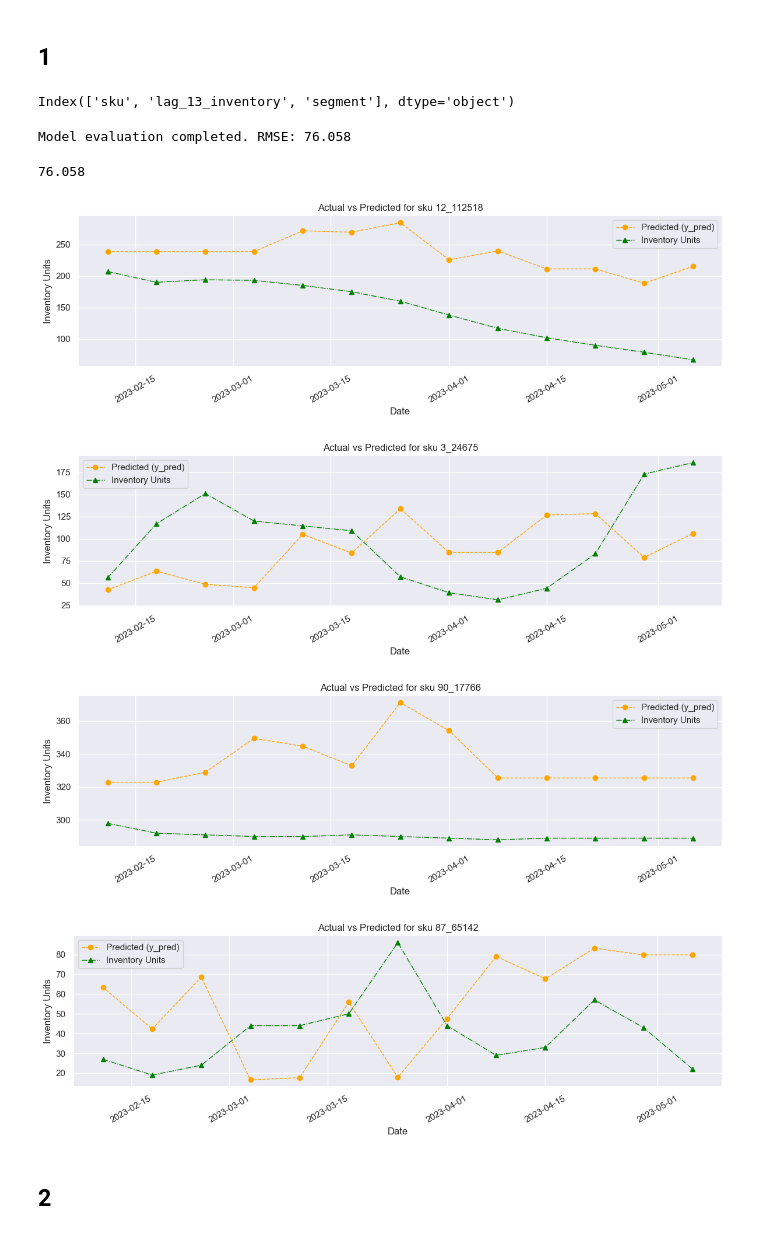
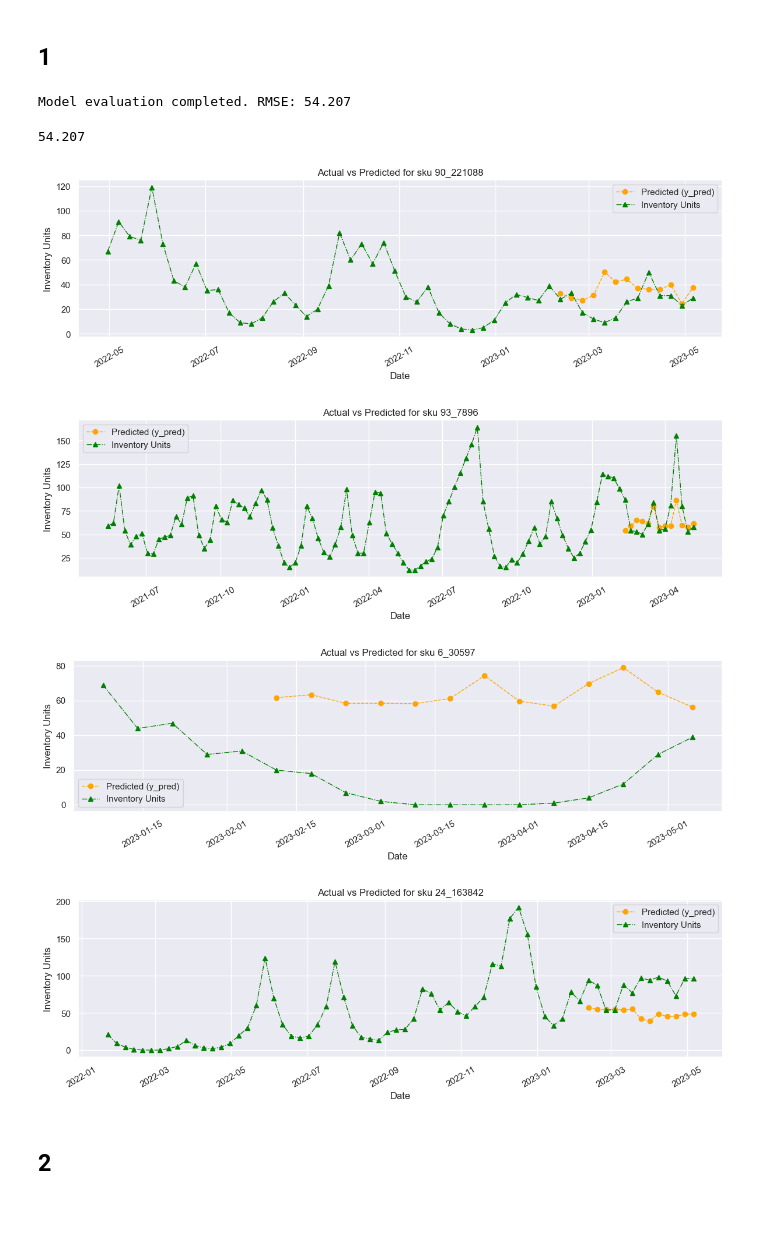
Before and after one commit to giarets/hp_use_case, a Jupyter notebook: kaggle_clean.ipynb, the cells around one changed output. Cells and saved outputs as stored; diff of their text form; code cells hidden in the pictures.

```diff
--- a/kaggle_clean.ipynb
+++ b/kaggle_clean.ipynb
@@ -183,22 +310,43 @@ list_skus = X_test["sku"].cat.remove_unused_categories().value_counts().index[:n
+# %%
+time_index = df_final.index.get_level_values(-1)
+time_mask = time_index > time_index.max() - np.timedelta64(13, "W")
+df_final_recent = df_final.loc[time_mask]
+
+df_final_recent = df_final_recent[cols_dict['simple_10']] # Uncomment
+
+X_test, y_test = df_final_recent.drop(columns=['y']), df_final_recent['y']
+# %%
+y_preds = fc_model.model.predict(X=X_test)
+# %%
+df_preds = pd.DataFrame(
+    data={
+        "sku": X_test["sku"],
+        "y_pred": y_preds,
+        #"y": y_test.values
+    },
+    index=X_test.index
+)
+df_final = df_final.merge(df_preds.reset_index(), on=['date', 'sku'], how='left')
+# %%
+num_select = 4
+list_skus = np.random.choice(df_preds['sku'].unique(), size=num_select, replace=False) # Random
+#list_skus = X_test["sku"].cat.remove_unused_categories().value_counts().index[:num_select].values # More entries in the dataset
+#list_skus = X_test["sku"].cat.remove_unused_categories().value_counts().index[-num_select:].values # Less entries in the dataset
 # %% [markdown]
 ## 1
-# %%
-X_train.columns
-# %% [output]
-Index(['sku', 'lag_13_inventory', 'segment'], dtype='object')
 # %%
-fc_model.evaluate(y_test, y_pred_train)
+fc_model.evaluate(y_test, y_preds)
 # %% [output]
-Model evaluation completed. RMSE: 76.058
+Model evaluation completed. RMSE: 54.207
-76.058
+54.207
 # %%
 for sku in list_skus:
-    utils_plots.plot_real_vs_predicted(df_kaggle, sku)
+    utils_plots.plot_real_vs_predicted(df_final, sku)
 # %% [output]
-[figure, old version]
+[figure, new version]
-[figure, old version]
+[figure, new version]
-[figure, old version]
+[figure, new version]
-[figure, old version]
+[figure, new version]
 # %% [markdown]
 ## 2
 # %%
```
Also changed, not shown: parts of 40 cells of this notebook, 5 other files.
